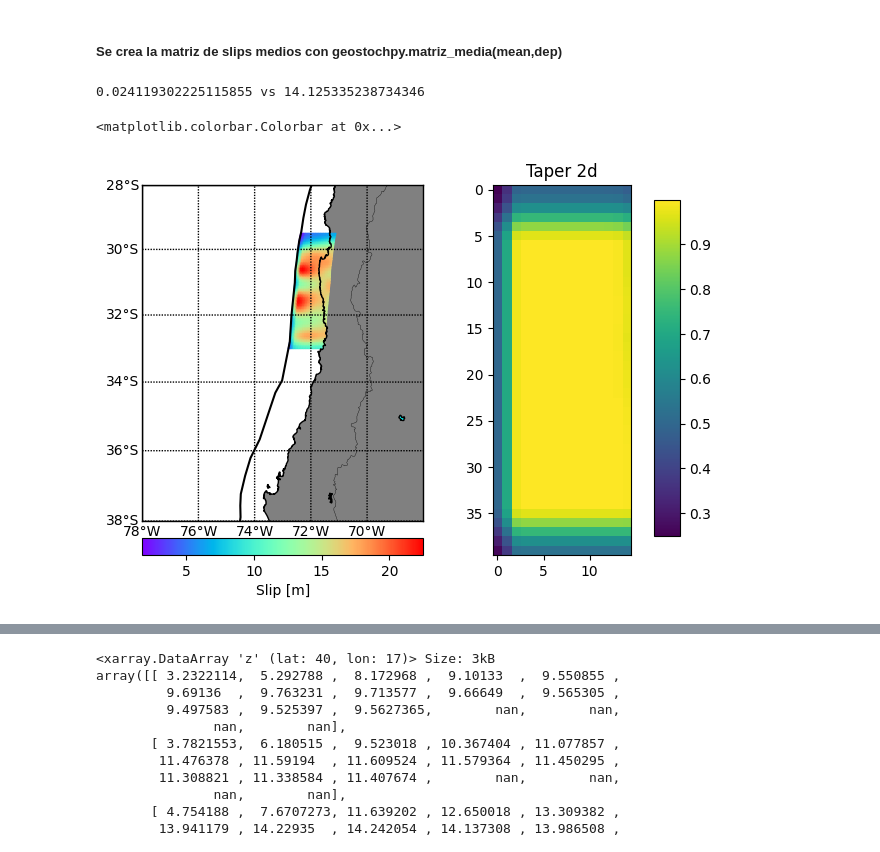
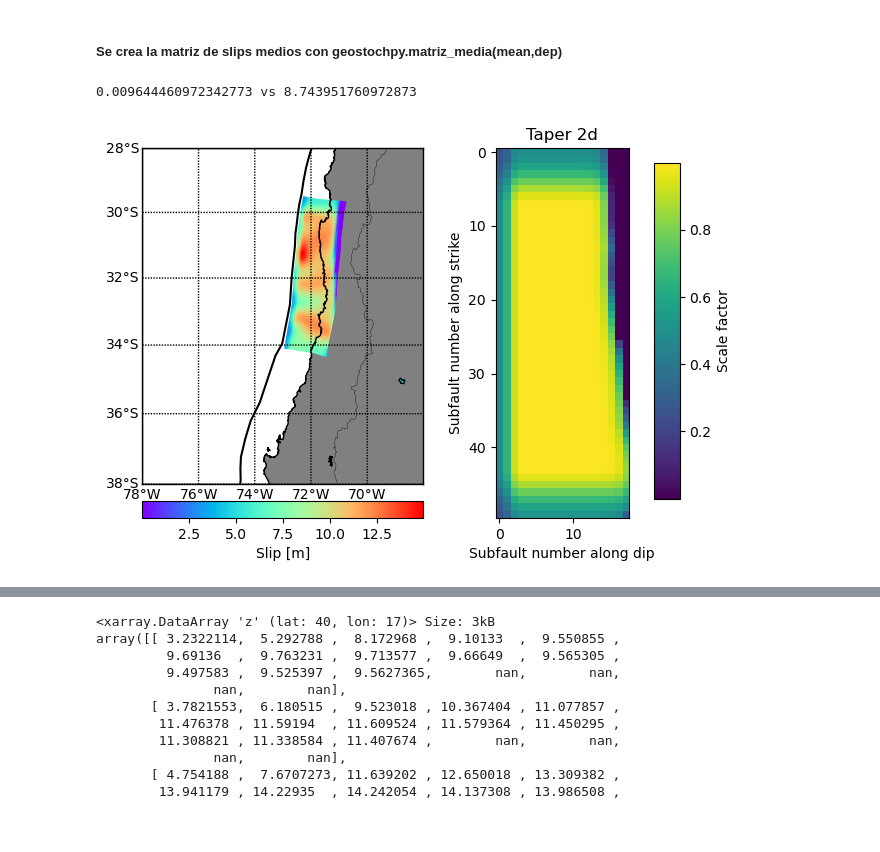
Before and after one commit to alexvillarroel/StochasticSlipGenerator, a Jupyter notebook: util_functions/notebooks/Case2D-Karhunen-Loeve.ipynb, the cells around one changed output, grey strips where cells are left out. Saved outputs shown, nothing was run; the diff lists cells and outputs as text; code cells hidden in the pictures; blank space fills up the shorter version.

```diff
--- a/util_functions/notebooks/Case2D-Karhunen-Loeve.ipynb
+++ b/util_functions/notebooks/Case2D-Karhunen-Loeve.ipynb
@@ -23,10 +23,10 @@ import pygmt
 # %% [markdown]
 Se ingresan las cantidades de subfallas, a lo largo del dip y a lo largo del strike, nx y ny
 # %%
-nx=15
-ny=40
-width=150
-length=400
+nx=18
+ny=50
+width=180
+length=500
 dx_meters=width/nx*1000
 dy_meters=length/ny*1000
 print(f'largo subfalla: {dy_meters} m\n ancho subfalla: {dx_meters} m')
@@ -39,8 +39,7 @@ Primero, se cargarán lo datos del trench de Chile, para realizar una geometría
 También, se cargarán los archivos de Slab2, que contienen los parámetros geométricos de la zona de subducción de Sudamérica
 # %%
 route_trench = geostochpy.get_data('trench-chile.txt')
-lons_fosa, lats_fosa  = geostochpy.load_trench(route_trench)
-# load slab files
+lonsfosa, latsfosa,strikefosa  = geostochpy.load_trench(route_trench)
 slabdep,slabdip,slabstrike,slabrake=geostochpy.load_files_slab2(zone='south_america',rake=True)
 # %% [markdown]
 Se realiza la falla a lo largo del trench, y se le da el valor más al norte de la falla.
@@ -48,41 +47,43 @@ Se realiza la falla a lo largo del trench, y se le da el valor más al norte de
 Luego, se deben tener las profundidades en cada subfalla, para ello se interpolan los datos de Slab2 con geostochpy.interp_slabtofault
 # %%
 north=-29.5
-lons,lons_ep,lats,lats_ep=geostochpy.make_fault_alongtrench(lons_fosa,lats_fosa,north, nx,ny,width,length)
-[X_grid,Y_grid,dep,dip,strike,rake]=geostochpy.interp_slabtofault(lons,lats,nx,ny,slabdep,slabdip,slabstrike,slabrake)
+lon,lat,lon_flat,lat_flat=geostochpy.make_fault_alongstriketrench(lonsfosa, latsfosa,strikefosa,north, nx, ny, width, length)
+X_grid,Y_grid,dep,dip,strike,rake=geostochpy.interp_slabtofault(lon_flat,lat_flat,nx,ny,slabdep,slabdip,slabstrike,slabrake)
 # %% [markdown]
 ##### Se crea la matriz de slips medios con geostochpy.matriz_media(mean,dep)
 # %%
 
 ## Creation slip models
 # mean matrix
 #
 Mw=9.0
 media,rigidez_media=geostochpy.media_slip(Mw,dy_meters,dx_meters,dep)
 leveque_taper=geostochpy.taper_LeVeque(dep,55000)
 # leveque_taper=leveque_taper/np.max(leveque_taper)
 villarroel_taper=geostochpy.taper_except_trench_tukey(dep,alpha_dip=0.3,alpha_strike=0.3)
 taper=leveque_taper*villarroel_taper
 # taper=geostochpy.taper_except_trench_tukey(dep,alpha_dip=0.6,alpha_strike=0.4,dip_taperfunc=geostochpy.taper_LeVeque,strike_taperfunc=geostochpy.tukey_window_equal)
 
 mu = geostochpy.matriz_medias_villarroel(media,taper)
 # matriz de covarianza
 C    = geostochpy.matriz_covarianza_optimized(dip, dep, X_grid, Y_grid,length*1000,width*1000)
 # for comcot simulation
 Slip=geostochpy.distribucion_slip(C, mu, 20)
 Slip,rigidez,Mo_original,Mo_deseado=geostochpy.escalar_magnitud_momento(Mw, Slip, dep, dy_meters,dx_meters,prem=True) # se escala el Slip a la magnitud deseada <--------- Slip final
 # Hypocenter=geostochpy.hypocenter(X_grid,Y_grid,dep,length,width) se tiene en cuenta la rigidez con el modelo PREM incluido @fetched with Rockhound
 # PLOT result
-fig=geostochpy.plot_slip(X_grid,Y_grid,lons_fosa,lats_fosa,Slip,None,show=True)
+fig=geostochpy.plot_slip(X_grid,Y_grid,lonsfosa,latsfosa,Slip,None,show=True)
 ax2=fig.add_subplot(122)
 im2=ax2.imshow(taper)
 ax2.set_title('Taper 2d')
+ax2.set_xlabel('Subfault number along dip')
+ax2.set_ylabel('Subfault number along strike')
 # add space for colour bar
 fig.subplots_adjust(left=-0.5, right=1.1)
 cbar_ax = fig.add_axes([0.88, 0.15, 0.04, 0.7])
 print(f'{media} vs {np.mean(Slip)}')
-fig.colorbar(im2, cax=cbar_ax)
+fig.colorbar(im2, cax=cbar_ax,label='Scale factor')
+fig.savefig('taper2d.png',dpi=300)
 # %% [output]
-0.024119302225115855 vs 14.125335238734346
+0.009644460972342773 vs 8.743951760972873
-<matplotlib.colorbar.Colorbar at 0x...>
-[figure, old version]
+[figure, new version]
```
Also changed, not shown: parts of 4 cells of this notebook, 29 other files.
